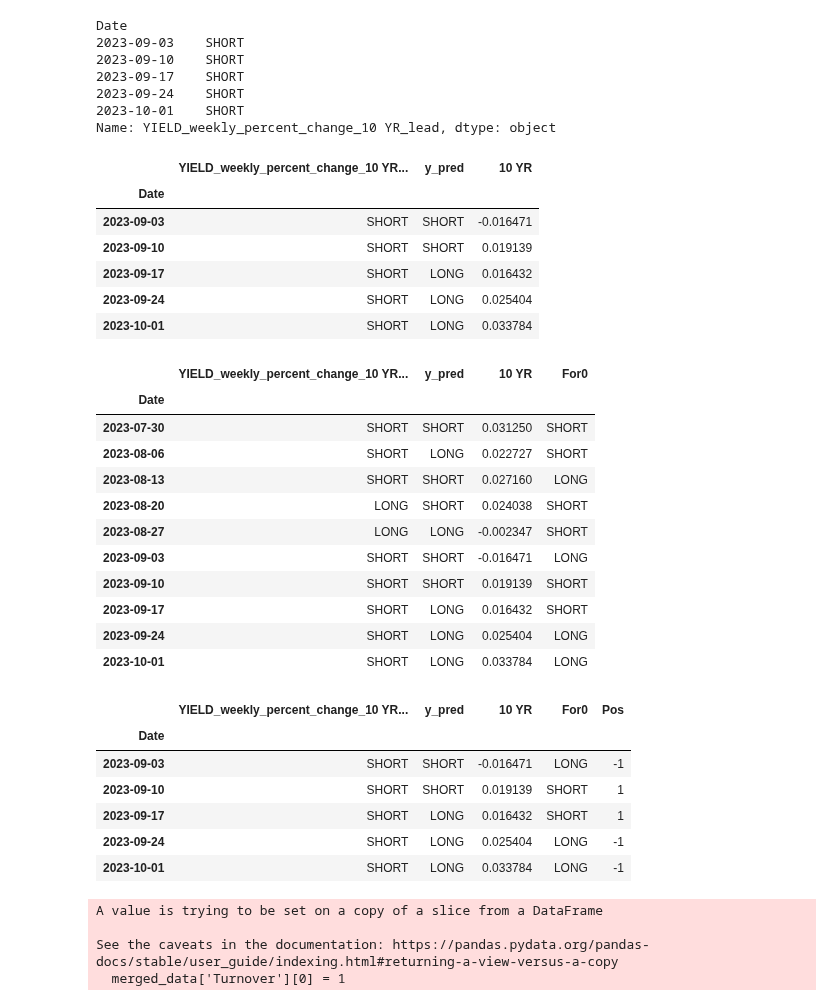
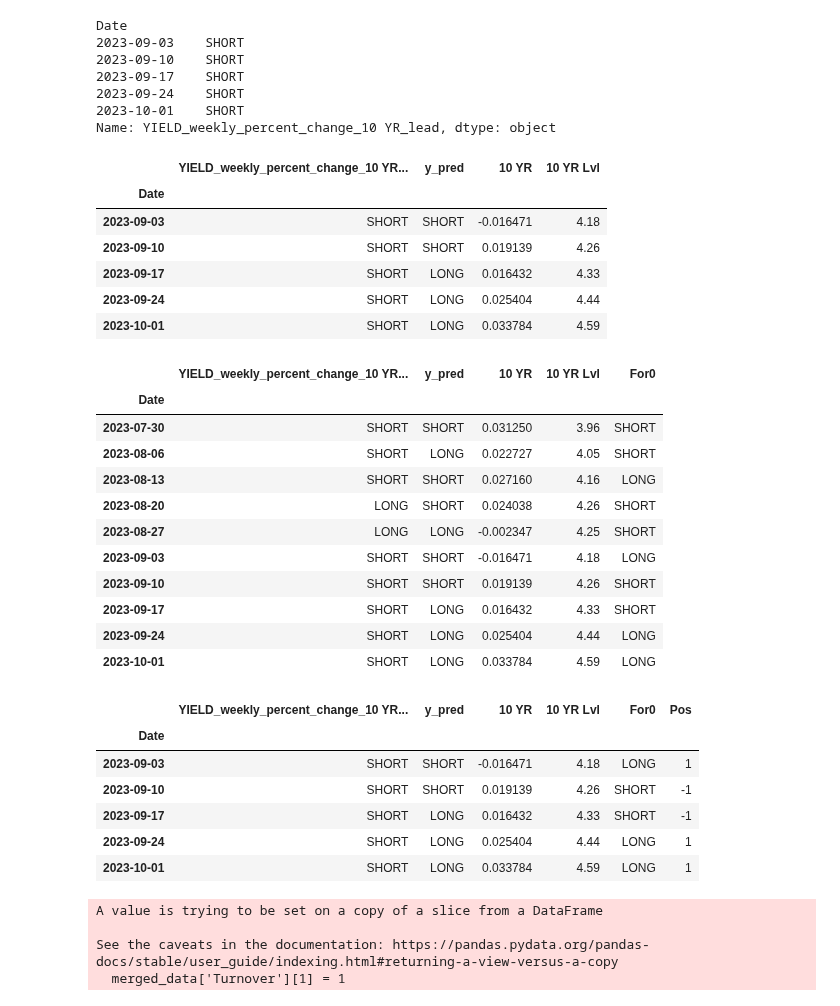
Before and after one commit to thestockman27/Fixed-Income-Dashboards, a Jupyter notebook: Backtest Performance Calculation.ipynb, the cells around one changed output. Drawn from its saved outputs; the diff is of its cells as text; code cells hidden in the pictures.

```diff
--- a/Backtest Performance Calculation.ipynb
+++ b/Backtest Performance Calculation.ipynb
@@ -59,57 +59,63 @@ tables = conn.execute(tables_query).fetchall()
 # Read the table into a DataFrame
 query = f"SELECT Date, `10 YR` FROM YIELD_weekly_percent_change;"
 T10y_df = pd.read_sql_query(query, conn, index_col='Date', parse_dates='Date')
+
+# Read the table into a DataFrame
+query = f"SELECT Date, `10 YR` FROM YIELD_weekly;"
+T10y_df_lvl = pd.read_sql_query(query, conn, index_col='Date', parse_dates='Date')
+T10y_df_lvl = T10y_df_lvl.rename(columns={'10 YR': '10 YR Lvl'})
 # %%
 merged_data = pd.merge(y_df, T10y_df, on='Date' ,how='left')
+merged_data = pd.merge(merged_data, T10y_df_lvl, on='Date' ,how='left')
 # %%
 merged_data.tail()
 # %% [output]
-|  | YIELD_weekly_percent_change_10 YR... | y_pred | 10 YR |
-| Date |  |  |  |
-| 2023-09-03 | SHORT | SHORT | -0.016471 |
-| 2023-09-10 | SHORT | SHORT | 0.019139 |
-| 2023-09-17 | SHORT | LONG | 0.016432 |
-| 2023-09-24 | SHORT | LONG | 0.025404 |
-| 2023-10-01 | SHORT | LONG | 0.033784 |
+|  | YIELD_weekly_percent_change_10 YR... | y_pred | 10 YR | 10 YR Lvl |
+| Date |  |  |  |  |
+| 2023-09-03 | SHORT | SHORT | -0.016471 | 4.18 |
+| 2023-09-10 | SHORT | SHORT | 0.019139 | 4.26 |
+| 2023-09-17 | SHORT | LONG | 0.016432 | 4.33 |
+| 2023-09-24 | SHORT | LONG | 0.025404 | 4.44 |
+| 2023-10-01 | SHORT | LONG | 0.033784 | 4.59 |
 # %%
 merged_data['For0'] = merged_data['y_pred'].shift(periods=1)
 merged_data.tail(10)
 # %% [output]
-|  | YIELD_weekly_percent_change_10 YR... | y_pred | 10 YR | For0 |
-| Date |  |  |  |  |
-| 2023-07-30 | SHORT | SHORT | 0.031250 | SHORT |
-| 2023-08-06 | SHORT | LONG | 0.022727 | SHORT |
-| 2023-08-13 | SHORT | SHORT | 0.027160 | LONG |
-| 2023-08-20 | LONG | SHORT | 0.024038 | SHORT |
-| 2023-08-27 | LONG | LONG | -0.002347 | SHORT |
-| 2023-09-03 | SHORT | SHORT | -0.016471 | LONG |
-| 2023-09-10 | SHORT | SHORT | 0.019139 | SHORT |
-| 2023-09-17 | SHORT | LONG | 0.016432 | SHORT |
-| 2023-09-24 | SHORT | LONG | 0.025404 | LONG |
-| 2023-10-01 | SHORT | LONG | 0.033784 | LONG |
+|  | YIELD_weekly_percent_change_10 YR... | y_pred | 10 YR | 10 YR Lvl | For0 |
+| Date |  |  |  |  |  |
+| 2023-07-30 | SHORT | SHORT | 0.031250 | 3.96 | SHORT |
+| 2023-08-06 | SHORT | LONG | 0.022727 | 4.05 | SHORT |
+| 2023-08-13 | SHORT | SHORT | 0.027160 | 4.16 | LONG |
+| 2023-08-20 | LONG | SHORT | 0.024038 | 4.26 | SHORT |
+| 2023-08-27 | LONG | LONG | -0.002347 | 4.25 | SHORT |
+| 2023-09-03 | SHORT | SHORT | -0.016471 | 4.18 | LONG |
+| 2023-09-10 | SHORT | SHORT | 0.019139 | 4.26 | SHORT |
+| 2023-09-17 | SHORT | LONG | 0.016432 | 4.33 | SHORT |
+| 2023-09-24 | SHORT | LONG | 0.025404 | 4.44 | LONG |
+| 2023-10-01 | SHORT | LONG | 0.033784 | 4.59 | LONG |
 # %%
 import numpy as np
-merged_data['Pos'] = np.where(merged_data['For0'] == 'LONG' , -1, 1)
+merged_data['Pos'] = np.where(merged_data['For0'] == 'LONG' , 1, -1)
 merged_data.tail()
 # %% [output]
-|  | YIELD_weekly_percent_change_10 YR... | y_pred | 10 YR | For0 | Pos |
-| Date |  |  |  |  |  |
-| 2023-09-03 | SHORT | SHORT | -0.016471 | LONG | -1 |
-| 2023-09-10 | SHORT | SHORT | 0.019139 | SHORT | 1 |
-| 2023-09-17 | SHORT | LONG | 0.016432 | SHORT | 1 |
-| 2023-09-24 | SHORT | LONG | 0.025404 | LONG | -1 |
-| 2023-10-01 | SHORT | LONG | 0.033784 | LONG | -1 |
+|  | YIELD_weekly_percent_change_10 YR... | y_pred | 10 YR | 10 YR Lvl | For0 | Pos |
+| Date |  |  |  |  |  |  |
+| 2023-09-03 | SHORT | SHORT | -0.016471 | 4.18 | LONG | 1 |
+| 2023-09-10 | SHORT | SHORT | 0.019139 | 4.26 | SHORT | -1 |
+| 2023-09-17 | SHORT | LONG | 0.016432 | 4.33 | SHORT | -1 |
+| 2023-09-24 | SHORT | LONG | 0.025404 | 4.44 | LONG | 1 |
+| 2023-10-01 | SHORT | LONG | 0.033784 | 4.59 | LONG | 1 |
 # %%
 merged_data['Turnover'] = 1
 
 merged_data['Turnover'] = np.where(merged_data['Pos'] == merged_data['Pos'].shift(periods=1),0,2)
 
-merged_data['Turnover'][0] = 1
+merged_data['Turnover'][1] = 1
 # %% [output]
 A value is trying to be set on a copy of a slice from a DataFrame
 
 See the caveats in the documentation: https://pandas.pydata.org/pandas-docs/stable/user_guide/indexing.html#returning-a-view-versus-a-copy
-  merged_data['Turnover'][0] = 1
+  merged_data['Turnover'][1] = 1
 # %%
 merged_data.head()
 # %% [output]
```
Also changed, not shown: parts of 12 cells of this notebook, 1 other file.
